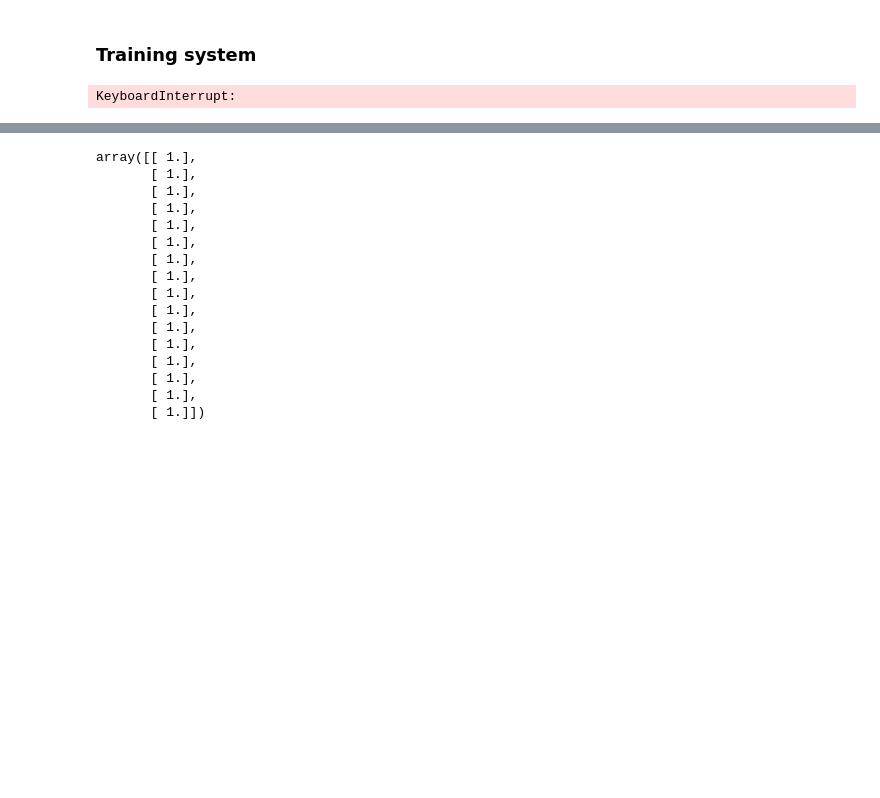
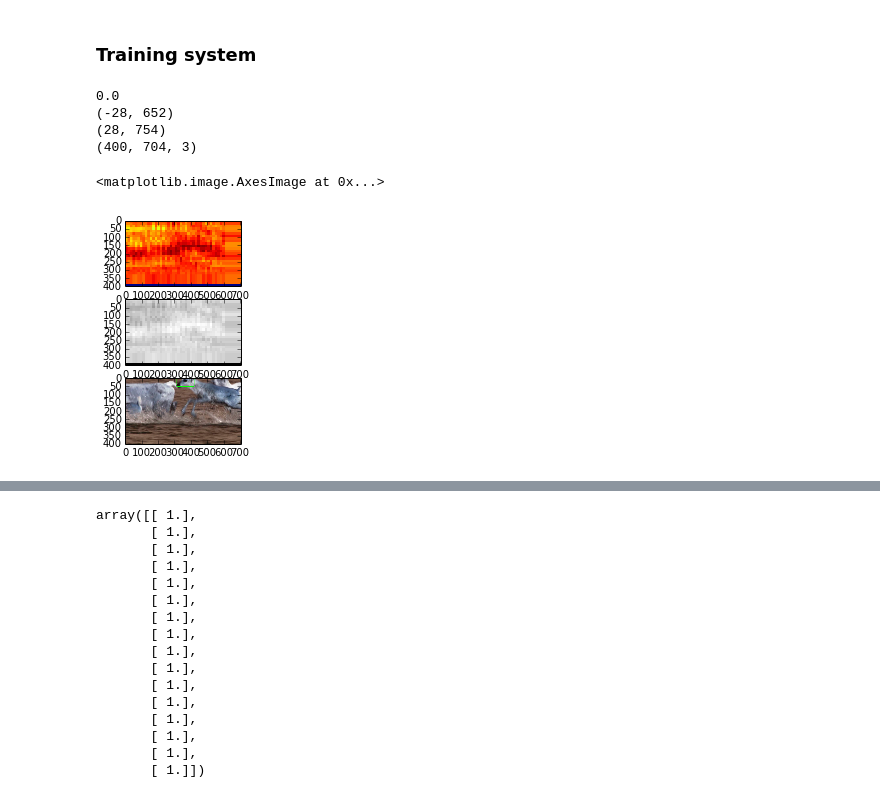
Before and after one commit to Darialfury/pdiclass, a Jupyter notebook: TrackingSystem.ipynb, the cells around one changed output, grey strips where cells are left out. Saved outputs shown, nothing was run; the diff lists cells and outputs as text; code cells hidden in the pictures; blank space fills up the shorter version.

```diff
--- a/TrackingSystem.ipynb
+++ b/TrackingSystem.ipynb
@@ -168,33 +176,77 @@ if flag_show:
 # %%
 #stack features and labels
 total_features = np.vstack([hog_features_pos,hog_features_neg])
 total_labels = np.vstack([np.ones([hog_features_pos.shape[0],1]),np.zeros([hog_features_neg.shape[0],1])])
+term_crit = ( cv2.TERM_CRITERIA_EPS | cv2.TERM_CRITERIA_COUNT, 10, 1 )
+track_window = (int(pts[0][0]),int(pts[0][1]),int(wi),int(he))
 
 #initialize and train
 clf = AdaBoostClassifier(n_estimators=10)
 clf.fit(total_features, total_labels)
 
 #sample sliding window
-sliding = 10
-slide_h, slide_w, _ = positive_sample.shape
+sliding = 15
+slide_h, slide_w = positive_sample.shape[0], positive_sample.shape[1]
 
-second_mat = cv2.imread(os.path.join(dataset_name,video_name,'img',frame_list[1]))
+second_mat = cv2.imread(os.path.join(dataset_name,video_name,'img',frame_list[0]))
 max_h, max_w, _ = second_mat.shape
+result = second_mat.copy()
 mapped_image = np.zeros([max_h, max_w])
 
-for i in range(0,max_w):
-    for j in range(0,max_h):
+
+for i in range(0, max_w, sliding):
+    for j in range(0, max_h, sliding):
         if((slide_w+i)<max_w)and((slide_h+j)<max_h):
             extracted = second_mat[j:j+slide_h,i:i+slide_w].copy()
             cells_to_analyze = grid_image(cv2.cvtColor(extracted,cv2.COLOR_BGR2GRAY))
             hog_dat = []
-            for i in range(0,len(cells_to_analyze)):
-                hog_dat.append(hog_manual(cells_to_analyze[i]))
+            for k in range(0,len(cells_to_analyze)):
+                hog_dat.append(hog_manual(cells_to_analyze[k]))
             samples_to_clasify = np.array(hog_dat)
             values = clf.decision_function(samples_to_clasify)
             ava_score = np.mean(values)
             mapped_image[j:j+slide_h,i:i+slide_w] = ava_score
 
+ref_y, ref_x = np.unravel_index(np.argmin(mapped_image), mapped_image.shape)
+p0 = (int(ref_y - slide_h/2), int(ref_x - slide_w/2))
+p1 = (int(ref_y + slide_h/2), int(ref_x + slide_w/2))
+
+
+confi_map = 255*(mapped_image/(np.max(mapped_image)))
+roi_confi, _ = cut_image(confi_map, pts, False)
+#roi_hist = cv2.calcHist([roi_confi],[0],mask,[180],[0,180])
+plt.imshow(roi_confi)
+
+roi_hist = cv2.calcHist([roi_confi.astype(np.uint8)],[0],None,[256],[0,256])
+cv2.normalize(roi_hist,roi_hist,0,255,cv2.NORM_MINMAX)
+
+dst = cv2.calcBackProject([confi_map.astype(np.uint8)],[0],roi_hist,[0,256],1)
+_, track_window = cv2.meanShift(dst, track_window, term_crit)
+x,y,w,h = track_window
+
+#print mapped_image[ref_y][ref_x]
+#print mapped_image[50:60,360:370]
+print np.min(mapped_image)
+histogram, bins = np.histogram(mapped_image,bins=256,range=(np.min(mapped_image), np.max(mapped_image)))
+T = 255.*(np.cumsum(histogram))/mapped_image.size
+
+print p0
+print p1
+#cv2.rectangle(result,p0,p1,(0,255,0),3)
+cv2.rectangle(result, (x,y), (x+w,y+h), (0,255,0),3)
+
+
+plt.subplot(3,1,1)
 plt.imshow(mapped_image)
+plt.subplot(3,1,2)
+plt.imshow(confi_map, cmap=plt.cm.gray, vmin=0, vmax=255)
+plt.subplot(3,1,3)
+print result.shape
+plt.imshow(result)
 # %% [output]
-KeyboardInterrupt:
+0.0
+(-28, 652)
+(28, 754)
+(400, 704, 3)
+<matplotlib.image.AxesImage at 0x...>
+[figure, added]
```
Also changed, not shown: parts of 6 cells of this notebook.
